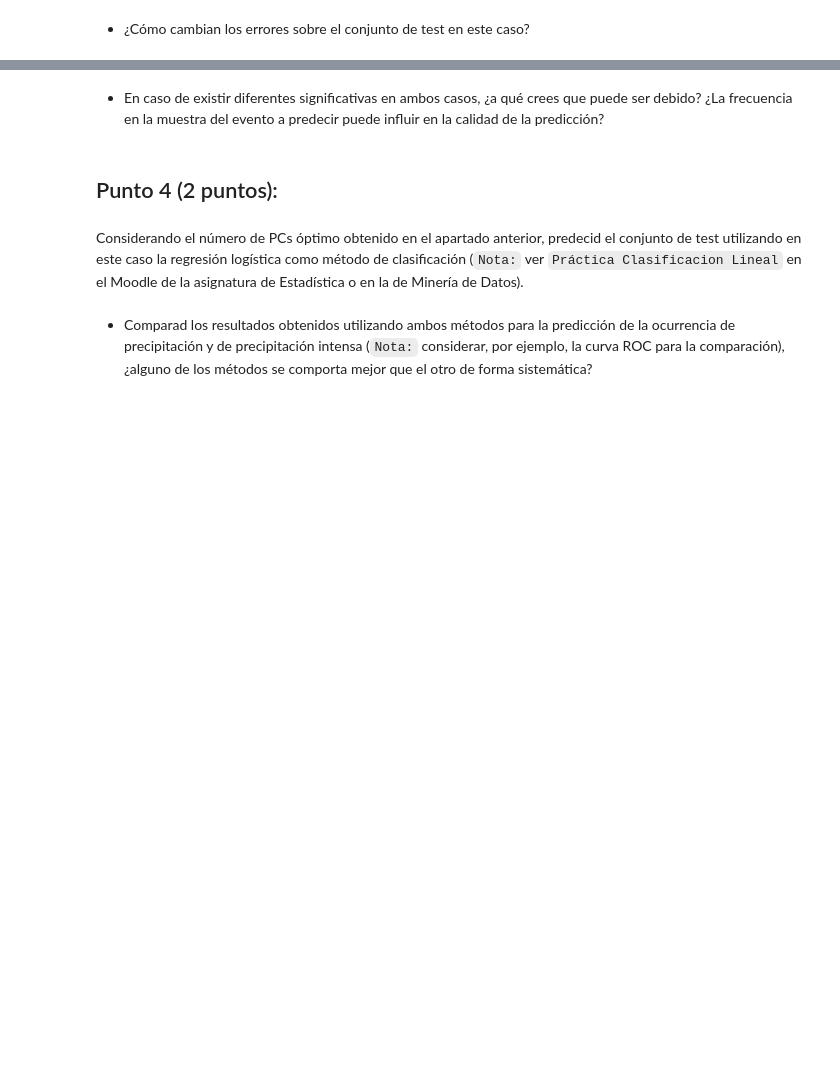
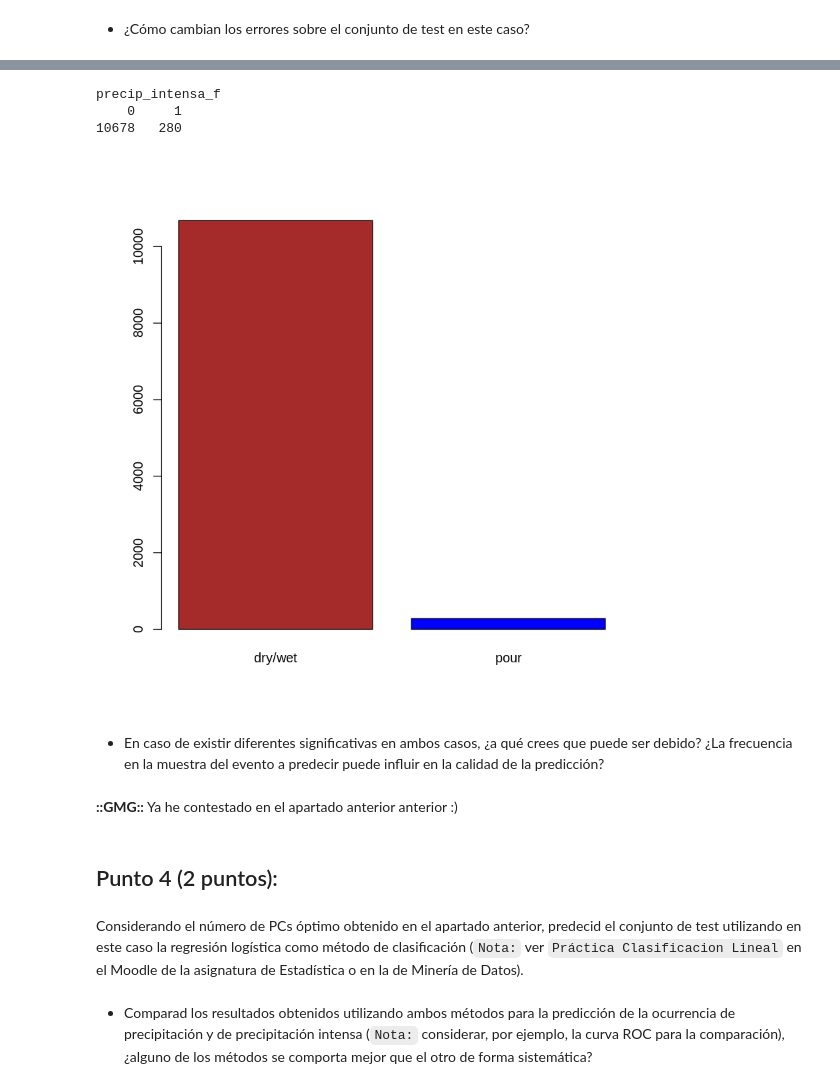
Before and after one commit to yerartdev/uc-m1966-datamining, a Jupyter notebook: d2/T02-m1966-clasificacion-reduccion-dimensionalidad.ipynb, the cells around one changed output, grey strips where cells are left out. Cells and saved outputs as stored; diff of their text form; code cells hidden in the pictures; blank space fills up the shorter version.

```diff
--- a/d2/T02-m1966-clasificacion-reduccion-dimensionalidad.ipynb
+++ b/d2/T02-m1966-clasificacion-reduccion-dimensionalidad.ipynb
@@ -825,0 +828,4 @@ Repetid el experimento anterior considerando la precipitación discretizada a pa
+# %%
+#::GMG::Selecciono la serie de preciptaciones diarias
+precip <- meteo$y
+str(precip)
@@ -825,0 +834,5 @@ Repetid el experimento anterior considerando la precipitación discretizada a pa
+# %%
+#::GMG::Calculo la ocurrencia de precipitación
+#       binary occurrence as factor (discretizo + 'categorizo')
+precip_intensa_f <- as.factor(ifelse(precip >= 20, 1, 0))
+str(precip_intensa_f)
@@ -830,5 +1038,18 @@ Repetid el experimento anterior considerando la precipitación discretizada a pa
+# %%
+#::GMG::Proporción de clases en el dataset
+table(precip_intensa_f)
+barplot(height = table(precip_intensa_f),
+        col = c('brown','blue'),
+        names.arg = c('dry/wet','pour'))
+# %% [output]
+precip_intensa_f
+    0     1
+10678   280
+[figure, added]
 # %% [markdown]
 * En caso de existir diferentes significativas en ambos casos, ¿a qué crees que puede ser debido? ¿La frecuencia en la muestra del evento a predecir puede influir en la calidad de la predicción?
+# %% [markdown]
+**::GMG::** Ya he contestado en el apartado anterior anterior :)
 # %% [markdown]
 ## Punto 4 (2 puntos):
 # %% [markdown]
```
Also changed, not shown: parts of 42 cells of this notebook.
